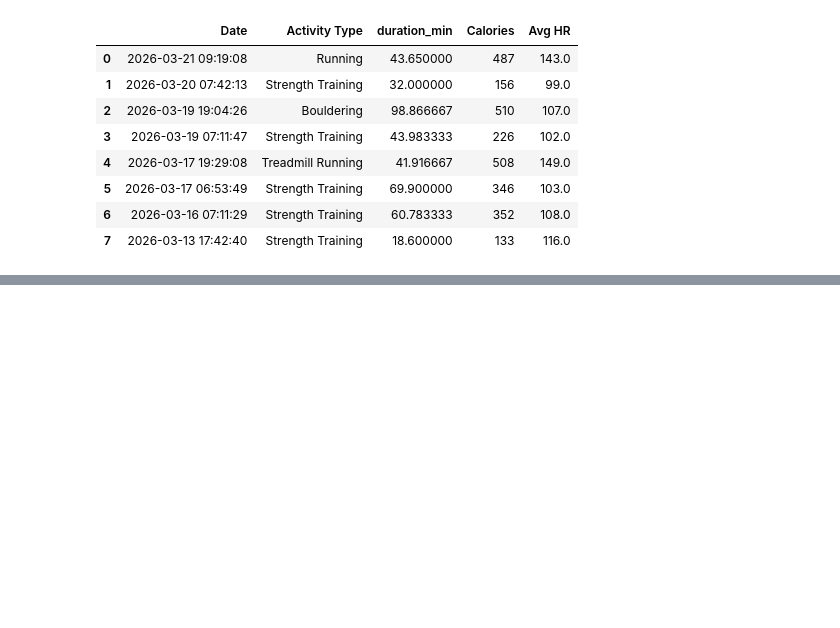
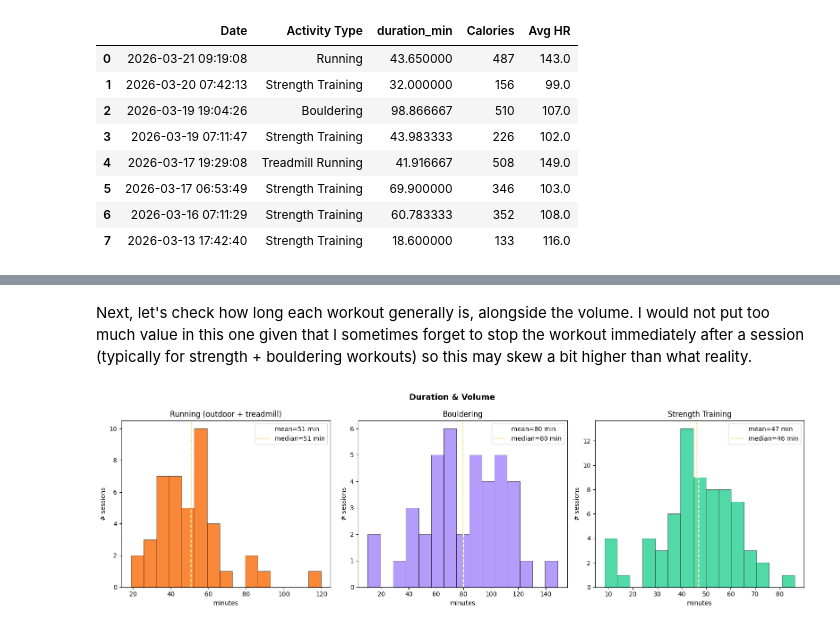
Before and after one commit to jinsung-kim/internet-experiments, a Jupyter notebook: garmin_analysis.ipynb, the cells around one changed output, grey strips where cells are left out. Saved outputs shown, nothing was run; the diff lists cells and outputs as text; code cells hidden in the pictures; blank space fills up the shorter version.

```diff
--- a/garmin_analysis.ipynb
+++ b/garmin_analysis.ipynb
@@ -118,0 +239,34 @@ Loaded 160 activities from 2025-10-12 to 2026-03-21
+# %% [markdown]
+Next, let's check how long each workout generally is, alongside the volume. I would not put too much value in this one given that I sometimes forget to stop the workout immediately after a session (typically for strength + bouldering workouts) so this may skew a bit higher than what reality.
+# %%
+fig, axes = plt.subplots(1, 3, figsize=(16, 5))
+fig.suptitle('Duration & Volume', fontsize=13, fontweight='bold')
+
+for ax, atype, label in zip(
+	axes,
+	['Running', 'Bouldering', 'Strength Training'],
+	['Running (outdoor + treadmill)', 'Bouldering', 'Strength Training']
+):
+	if atype == 'Running':
+		sub = df[df['Activity Type'].str.contains('Running')]['duration_min'].dropna()
+		color = COLORS['Running']
+	else:
+		sub = df[df['Activity Type'] == atype]['duration_min'].dropna()
+		color = COLORS[atype]
+
+	ax.hist(sub, bins=15, color=color, alpha=0.85, edgecolor='#0f0f0f', linewidth=0.5)
+	ax.axvline(sub.mean(), color='white', lw=1.5, linestyle='--', label=f'mean={sub.mean():.0f} min')
+	ax.axvline(sub.median(), color='#facc15', lw=1.5, linestyle=':', label=f'median={sub.median():.0f} min')
+	ax.set_xlabel('minutes')
+	ax.set_ylabel('# sessions')
+	ax.set_title(label)
+	ax.legend(fontsize=10)
+
+plt.tight_layout()
+plt.show()
+
+dur_summary = df.groupby('Activity Type')['duration_min'].agg(['mean','median','min','max','count'])
+dur_summary.columns = ['Mean (min)','Median (min)','Min (min)','Max (min)','Sessions']
+dur_summary = dur_summary.round(1)
+# %% [output]
+[figure, added]
```
Also changed, not shown: parts of 4 cells of this notebook.
